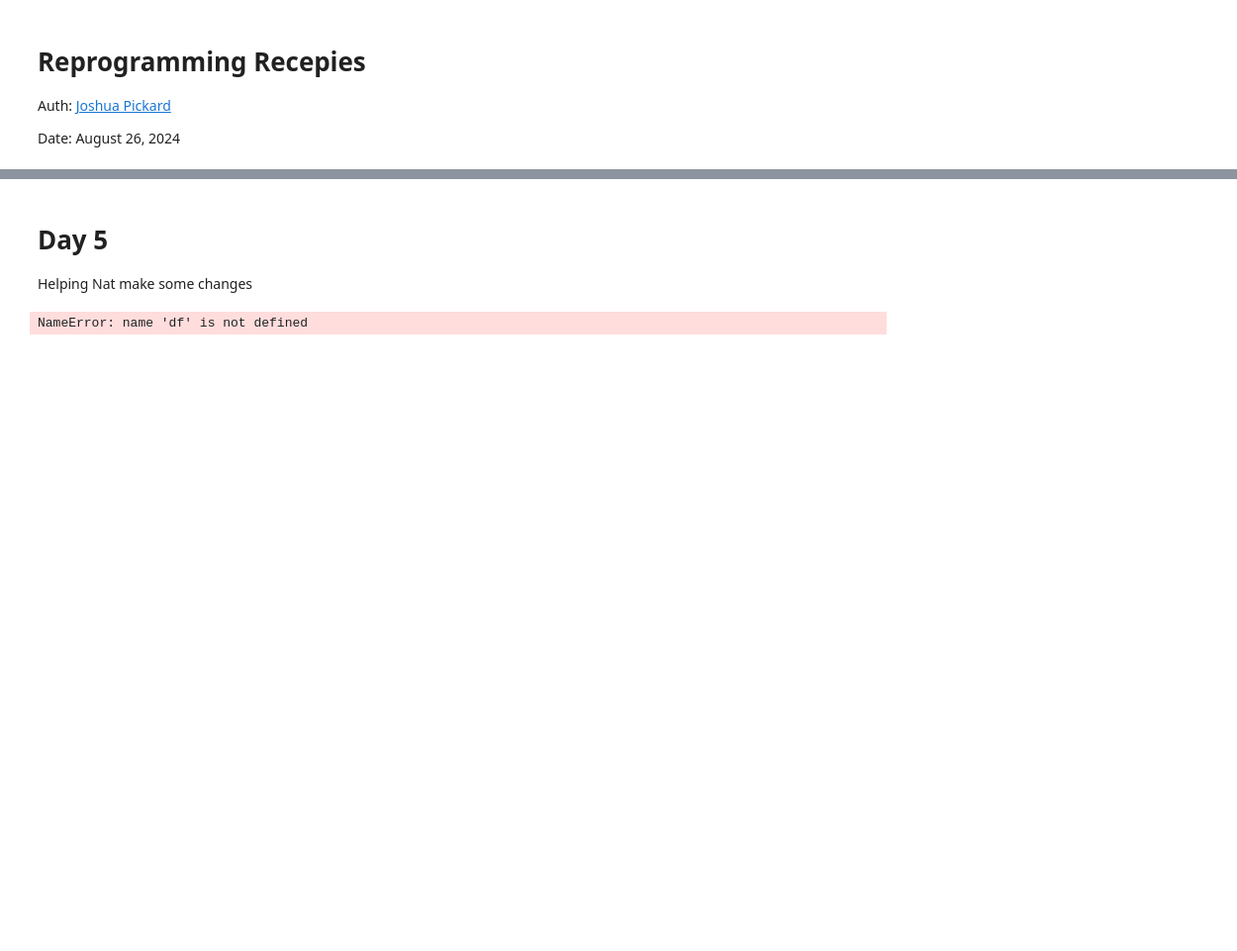
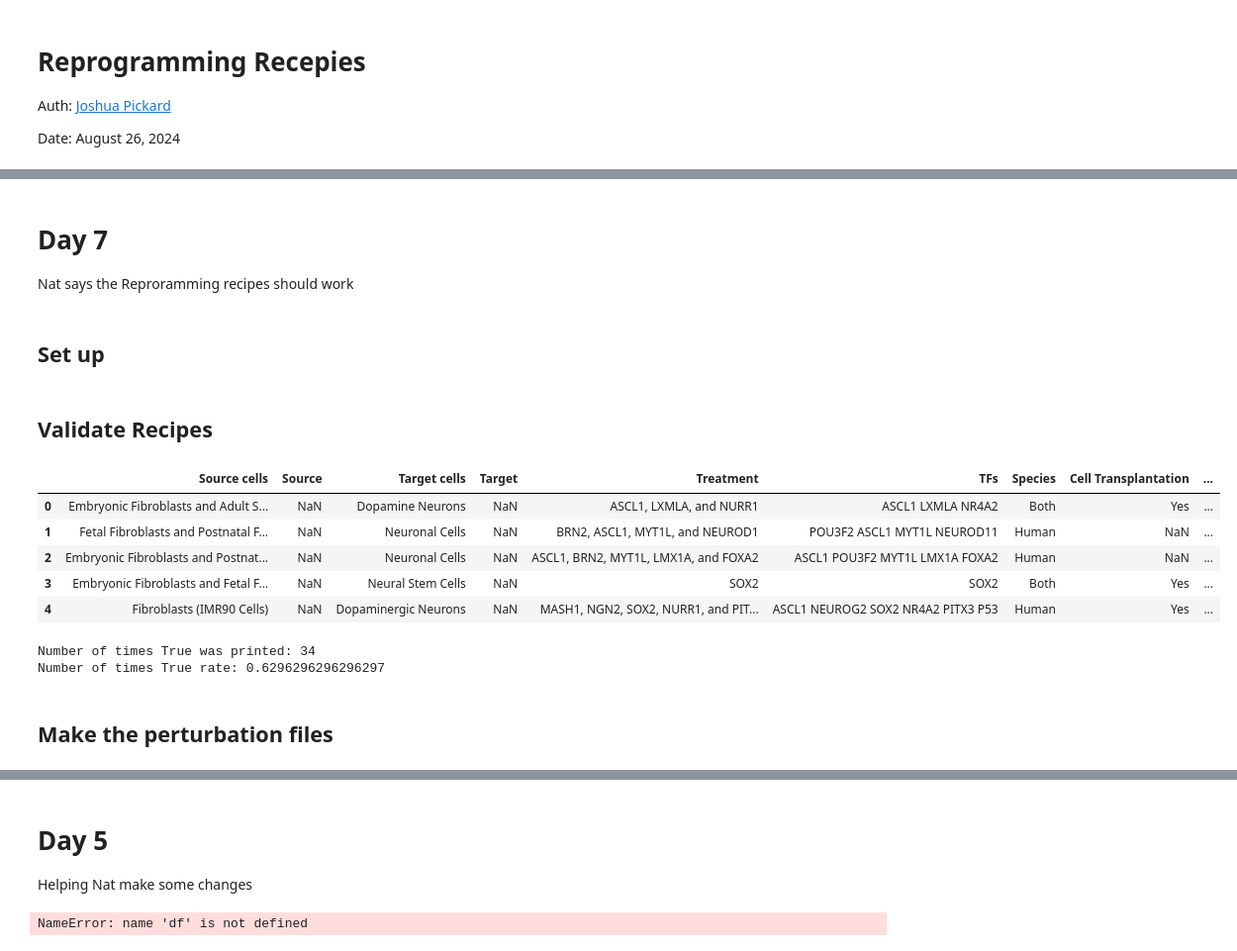
Before and after one commit to Jpickard1/scFoundationModels, a Jupyter notebook: notebooks/reprogramming/reprogramming-recipies-jpic.ipynb, the cells around one changed output, grey strips where cells are left out. Shown at 99% size. Drawn from its saved outputs; the diff is of its cells as text; code cells hidden in the pictures; blank space fills up the shorter version.

Commit message:
(1) debugged some issues in reprogramming-recipes and made some files. (2) Added HumanTF data file for TFs to perturb (3) something for embeddings is coming soon

```diff
--- a/notebooks/reprogramming/reprogramming-recipies-jpic.ipynb
+++ b/notebooks/reprogramming/reprogramming-recipies-jpic.ipynb
@@ -6,0 +317,6 @@ Date: August 26, 2024
+# %% [markdown]
+# Day 7
+
+Nat says the Reproramming recipes should work
+# %% [markdown]
+## Set up
@@ -6,0 +430,2 @@ Date: August 26, 2024
+# %% [markdown]
+## Validate Recipes
@@ -6,0 +437,30 @@ Date: August 26, 2024
+# %%
+df = pd.read_csv('data/recipe_table_9_6_2024.csv')
+df.head()
+# %% [output]
+|  | Source cells | Source | Target cells | Target | Treatment | TFs | Species | Cell Transplantation | ... |
+| 0 | Embryonic Fibroblasts and Adult S... | NaN | Dopamine Neurons | NaN | ASCL1, LXMLA, and NURR1 | ASCL1 LXMLA NR4A2 | Both | Yes | ... |
+| 1 | Fetal Fibroblasts and Postnatal F... | NaN | Neuronal Cells | NaN | BRN2, ASCL1, MYT1L, and NEUROD1 | POU3F2 ASCL1 MYT1L NEUROD11 | Human | NaN | ... |
+| 2 | Embryonic Fibroblasts and Postnat... | NaN | Neuronal Cells | NaN | ASCL1, BRN2, MYT1L, LMX1A, and FOXA2 | ASCL1 POU3F2 MYT1L LMX1A FOXA2 | Human | NaN | ... |
+| 3 | Embryonic Fibroblasts and Fetal F... | NaN | Neural Stem Cells | NaN | SOX2 | SOX2 | Both | Yes | ... |
+| 4 | Fibroblasts (IMR90 Cells) | NaN | Dopaminergic Neurons | NaN | MASH1, NGN2, SOX2, NURR1, and PIT... | ASCL1 NEUROG2 SOX2 NR4A2 PITX3 P53 | Human | Yes | ... |
+# %%
+true_count = 0
+
+for i in range(df.shape[0]):
+    try:
+        TFs = df['TFs'].iloc[i].split()
+        result = validateTFs(TFs, adata)
+        # print(result)
+        if result == True:
+            true_count += 1
+    except:
+        continue
+
+print(f'Number of times True was printed: {true_count}')
+print(f'Number of times True rate: {true_count/df.shape[0]}')
+# %% [output]
+Number of times True was printed: 34
+Number of times True rate: 0.6296296296296297
+# %% [markdown]
+## Make the perturbation files
```
Also changed, not shown: parts of 34 cells of this notebook, 3 other files.
